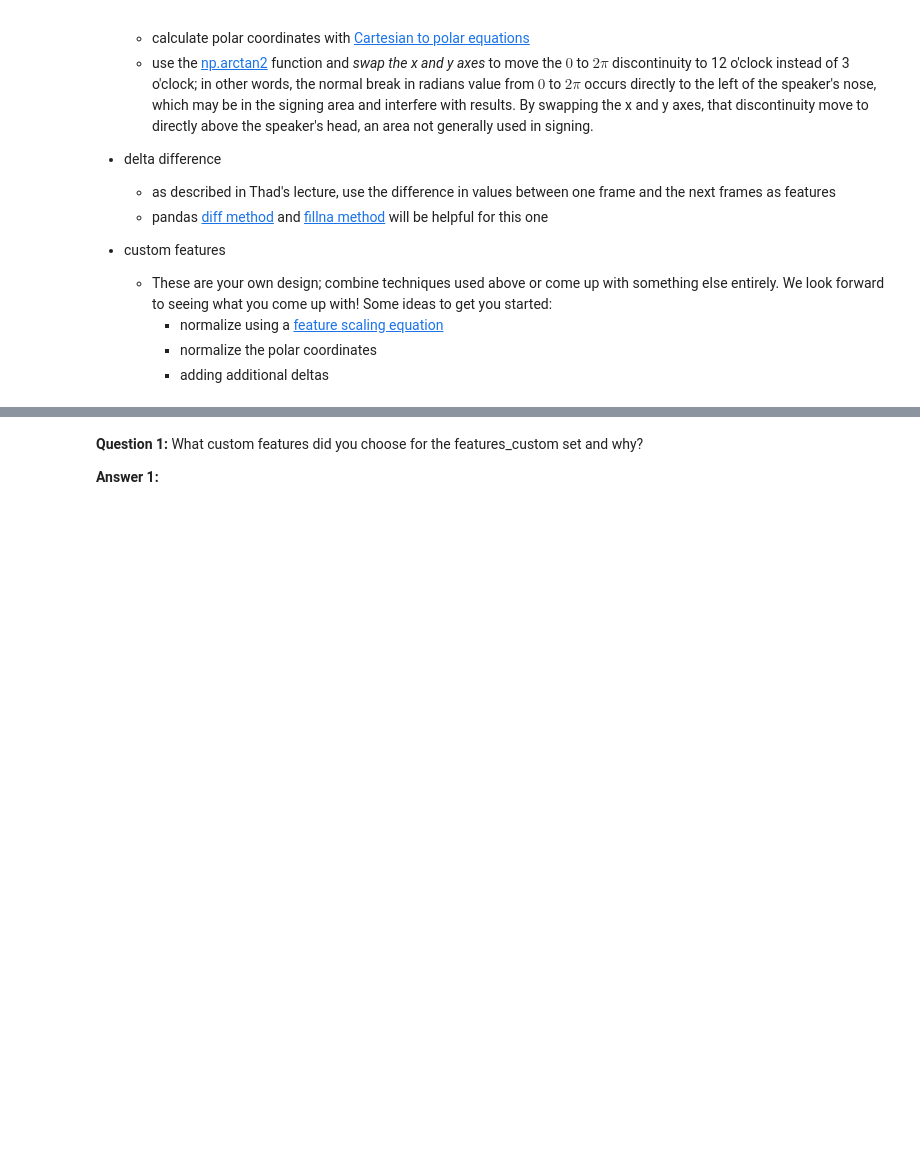
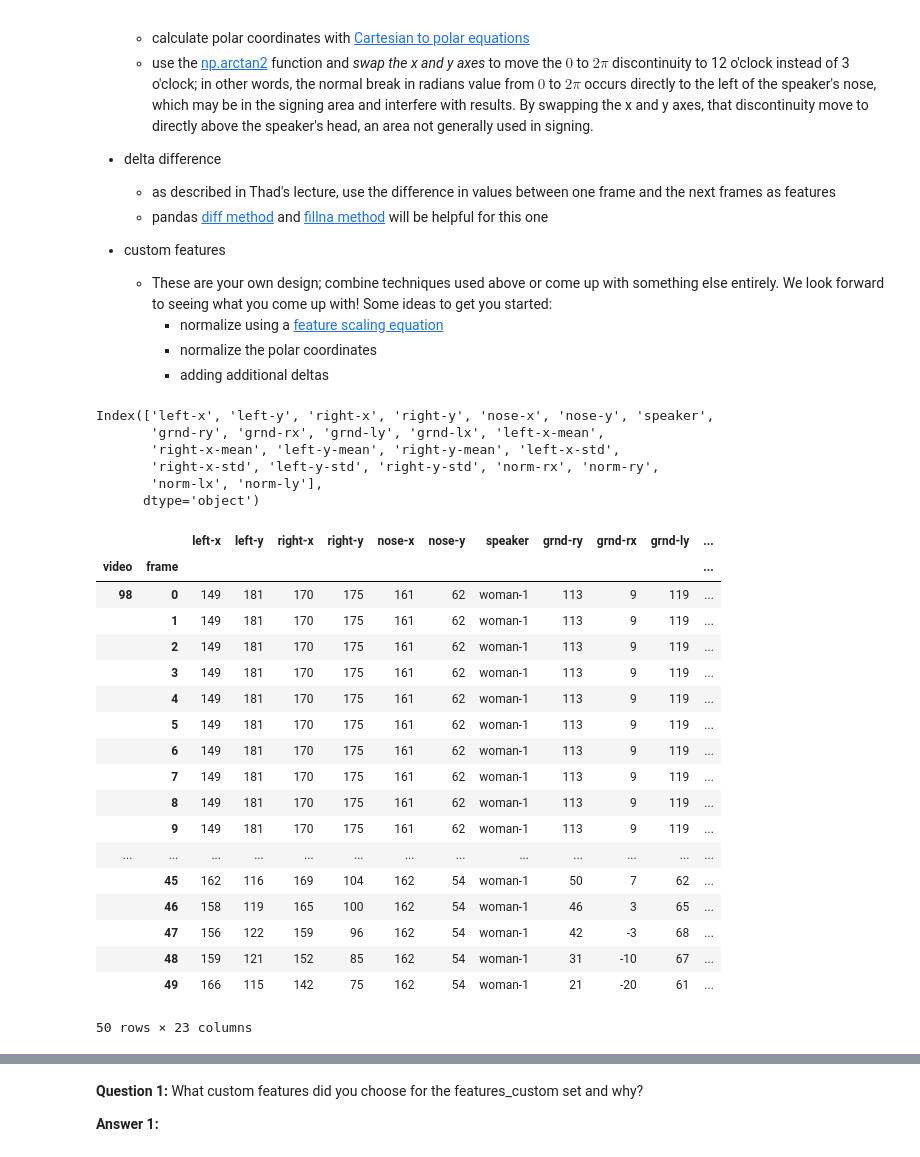
Before and after one commit to riochuong/AIND-Recognizer, a Jupyter notebook: asl_recognizer.ipynb, the cells around one changed output, grey strips where cells are left out. Drawn from its saved outputs; the diff is of its cells as text; code cells hidden in the pictures; blank space fills up the shorter version.

```diff
--- a/asl_recognizer.ipynb
+++ b/asl_recognizer.ipynb
@@ -230,3 +224,55 @@ features_norm = ['norm-rx', 'norm-ry', 'norm-lx','norm-ly']
+# %%
+# TODO add features for normalized by speaker values of left, right, x, y
+# Name these 'norm-rx', 'norm-ry', 'norm-lx', and 'norm-ly'
+# using Z-score scaling (X-Xmean)/Xstd
+
+
+# map all mean collumn
+asl.df['right-x-mean'] = asl.df['speaker'].map(df_means['right-x'])
+asl.df['left-y-mean'] = asl.df['speaker'].map(df_means['left-y'])
+asl.df['right-y-mean'] = asl.df['speaker'].map(df_means['right-y'])
+
+#mapp all std collumn
+asl.df['left-x-std'] = asl.df['speaker'].map(df_std['left-x'])
+asl.df['right-x-std'] = asl.df['speaker'].map(df_std['right-x'])
+asl.df['left-y-std'] = asl.df['speaker'].map(df_std['left-y'])
+asl.df['right-y-std'] = asl.df['speaker'].map(df_std['right-y'])
+
+# normalize the value
+asl.df['norm-rx'] = (asl.df['right-x'] - asl.df['right-x-mean']) / asl.df['right-x-std']
+asl.df['norm-ry'] = (asl.df['right-y'] - asl.df['right-y-mean']) / asl.df['right-y-std']
+asl.df['norm-lx'] = (asl.df['left-x'] - asl.df['left-x-mean']) / asl.df['left-x-std']
+asl.df['norm-ly'] = (asl.df['left-y'] - asl.df['left-y-mean']) / asl.df['left-y-std']
+
+print (asl.df.columns)
+features_norm = ['norm-rx', 'norm-ry', 'norm-lx','norm-ly']
+asl.df.head(50)
+# %% [output]
+Index(['left-x', 'left-y', 'right-x', 'right-y', 'nose-x', 'nose-y', 'speaker',
+       'grnd-ry', 'grnd-rx', 'grnd-ly', 'grnd-lx', 'left-x-mean',
+       'right-x-mean', 'left-y-mean', 'right-y-mean', 'left-x-std',
+       'right-x-std', 'left-y-std', 'right-y-std', 'norm-rx', 'norm-ry',
+       'norm-lx', 'norm-ly'],
+      dtype='object')
+|  |  | left-x | left-y | right-x | right-y | nose-x | nose-y | speaker | grnd-ry | grnd-rx | grnd-ly | ... |
+| video | frame |  |  |  |  |  |  |  |  |  |  | ... |
+| 98 | 0 | 149 | 181 | 170 | 175 | 161 | 62 | woman-1 | 113 | 9 | 119 | ... |
+|  | 1 | 149 | 181 | 170 | 175 | 161 | 62 | woman-1 | 113 | 9 | 119 | ... |
+|  | 2 | 149 | 181 | 170 | 175 | 161 | 62 | woman-1 | 113 | 9 | 119 | ... |
+|  | 3 | 149 | 181 | 170 | 175 | 161 | 62 | woman-1 | 113 | 9 | 119 | ... |
+|  | 4 | 149 | 181 | 170 | 175 | 161 | 62 | woman-1 | 113 | 9 | 119 | ... |
+|  | 5 | 149 | 181 | 170 | 175 | 161 | 62 | woman-1 | 113 | 9 | 119 | ... |
+|  | 6 | 149 | 181 | 170 | 175 | 161 | 62 | woman-1 | 113 | 9 | 119 | ... |
+|  | 7 | 149 | 181 | 170 | 175 | 161 | 62 | woman-1 | 113 | 9 | 119 | ... |
+|  | 8 | 149 | 181 | 170 | 175 | 161 | 62 | woman-1 | 113 | 9 | 119 | ... |
+|  | 9 | 149 | 181 | 170 | 175 | 161 | 62 | woman-1 | 113 | 9 | 119 | ... |
+| ... | ... | ... | ... | ... | ... | ... | ... | ... | ... | ... | ... | ... |
+|  | 45 | 162 | 116 | 169 | 104 | 162 | 54 | woman-1 | 50 | 7 | 62 | ... |
+|  | 46 | 158 | 119 | 165 | 100 | 162 | 54 | woman-1 | 46 | 3 | 65 | ... |
+|  | 47 | 156 | 122 | 159 | 96 | 162 | 54 | woman-1 | 42 | -3 | 68 | ... |
+|  | 48 | 159 | 121 | 152 | 85 | 162 | 54 | woman-1 | 31 | -10 | 67 | ... |
+|  | 49 | 166 | 115 | 142 | 75 | 162 | 54 | woman-1 | 21 | -20 | 61 | ... |
+50 rows × 23 columns
 # %%
 # TODO add features for polar coordinate values where the nose is the origin
 # Name these 'polar-rr', 'polar-rtheta', 'polar-lr', and 'polar-ltheta'
```
Also changed, not shown: parts of 4 cells of this notebook.
